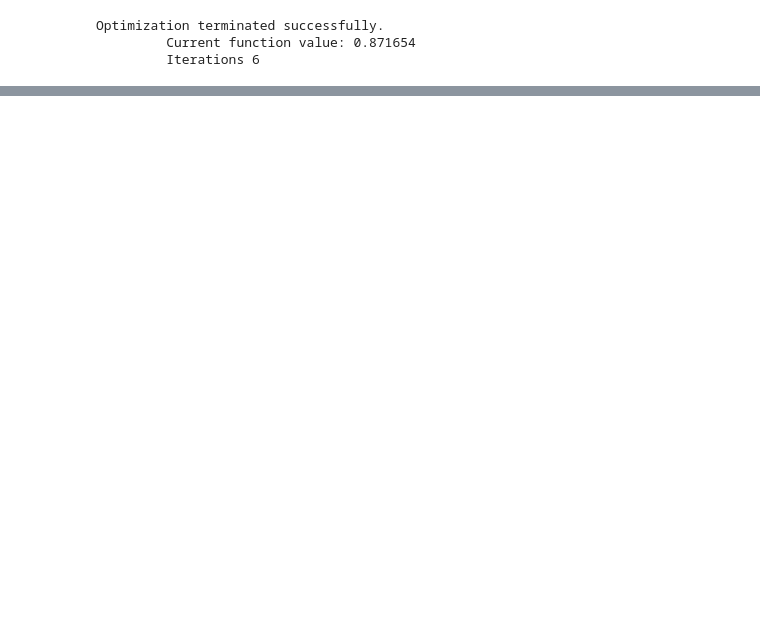
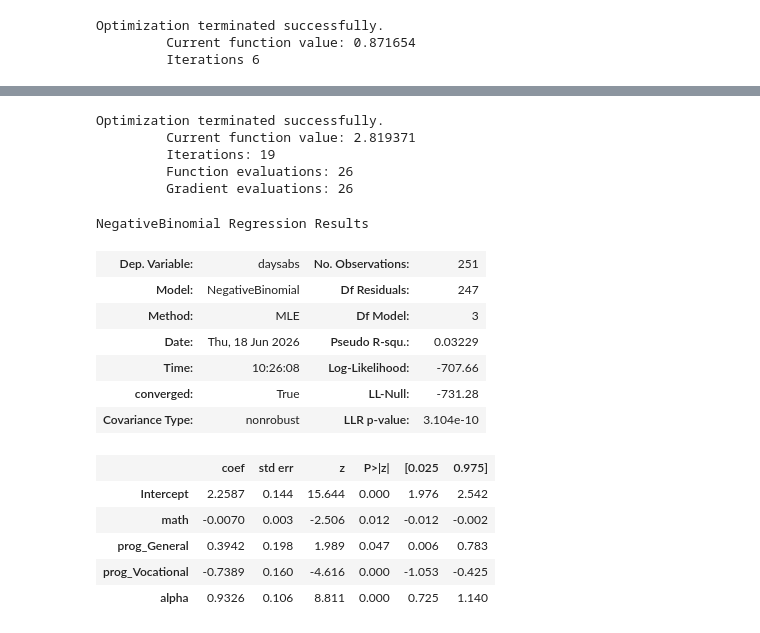
Before and after one commit to devdatta1429/BDA_Assignments, a Jupyter notebook: PML/Day_21_09_06.ipynb, the cells around one changed output, grey strips where cells are left out. Cells and saved outputs as stored; diff of their text form; code cells hidden in the pictures; blank space fills up the shorter version.

```diff
--- a/PML/Day_21_09_06.ipynb
+++ b/PML/Day_21_09_06.ipynb
@@ -284,3 +408,16 @@ mod2 = psn.from_formula("num_awards ~ math+prog_2+prog_3", data=df_train).fit()
 Optimization terminated successfully.
          Current function value: 0.871654
          Iterations 6
+# %%
+import statsmodels.formula.api as smf
+from statsmodels.discrete.discrete_model import Poisson as psn
+df = pd.read_excel('CDAC_DataBook.xlsx', sheet_name='poisson')
+prog_dummy = pd.get_dummies(df.prog, drop_first=True,prefix='prog').astype(int)
+df = df.drop('prog', axis=1)
+df = pd.concat([df,prog_dummy], axis=1)
+x_train, x_test, y_train, y_test = train_test_split(df.drop('num_awards', axis=1), df['num_awards'], test_size=0.2,random_state=20)
+x_train1 = sm.add_constant(x_train, prepend=False)
+
+df_train = pd.concat([x_train1,y_train], axis=1)
+
+mod2 = psn.from_formula("num_awards ~ math+prog_2+prog_3", data=df_train).fit()
@@ -286,0 +445,31 @@ Optimization terminated successfully.
+# %%
+from statsmodels.discrete.discrete_model import NegativeBinomial as ngb
+df = pd.read_excel('CDAC_DataBook.xlsx', sheet_name='neg_bin')
+prog_dummy = pd.get_dummies(df['prog'], drop_first=True,prefix='prog').astype(int)
+df = df.drop('prog', axis=1)
+df = pd.concat([df,prog_dummy], axis=1)
+x_train, x_test, y_train, y_test = train_test_split(df.drop('daysabs',axis=1), df['daysabs'], test_size=0.2,random_state=20)
+x_train1 = sm.add_constant(x_train)
+df_train = pd.concat([x_train1,y_train], axis=1)
+model3 = ngb.from_formula("daysabs ~ math+prog_General+prog_Vocational", data=df_train).fit()
+model3.summary()
+# %% [output]
+Optimization terminated successfully.
+         Current function value: 2.819371
+         Iterations: 19
+         Function evaluations: 26
+         Gradient evaluations: 26
+NegativeBinomial Regression Results
+| Dep. Variable: | daysabs | No. Observations: | 251 |
+| Model: | NegativeBinomial | Df Residuals: | 247 |
+| Method: | MLE | Df Model: | 3 |
+| Date: | Thu, 18 Jun 2026 | Pseudo R-squ.: | 0.03229 |
+| Time: | 10:26:08 | Log-Likelihood: | -707.66 |
+| converged: | True | LL-Null: | -731.28 |
+| Covariance Type: | nonrobust | LLR p-value: | 3.104e-10 |
+|  | coef | std err | z | P>|z| | [0.025 | 0.975] |
+| Intercept | 2.2587 | 0.144 | 15.644 | 0.000 | 1.976 | 2.542 |
+| math | -0.0070 | 0.003 | -2.506 | 0.012 | -0.012 | -0.002 |
+| prog_General | 0.3942 | 0.198 | 1.989 | 0.047 | 0.006 | 0.783 |
+| prog_Vocational | -0.7389 | 0.160 | -4.616 | 0.000 | -1.053 | -0.425 |
+| alpha | 0.9326 | 0.106 | 8.811 | 0.000 | 0.725 | 1.140 |
```
Also changed, not shown: parts of 20 cells of this notebook.
